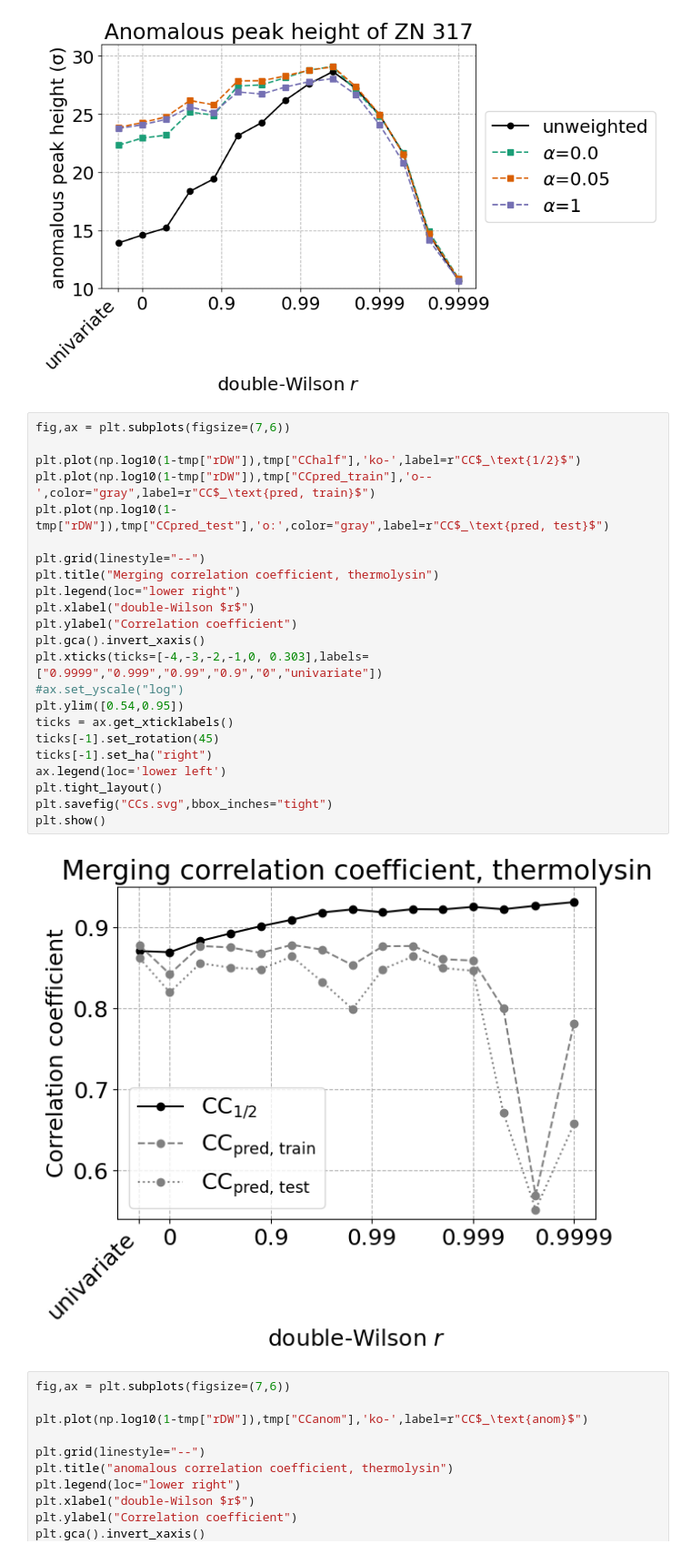
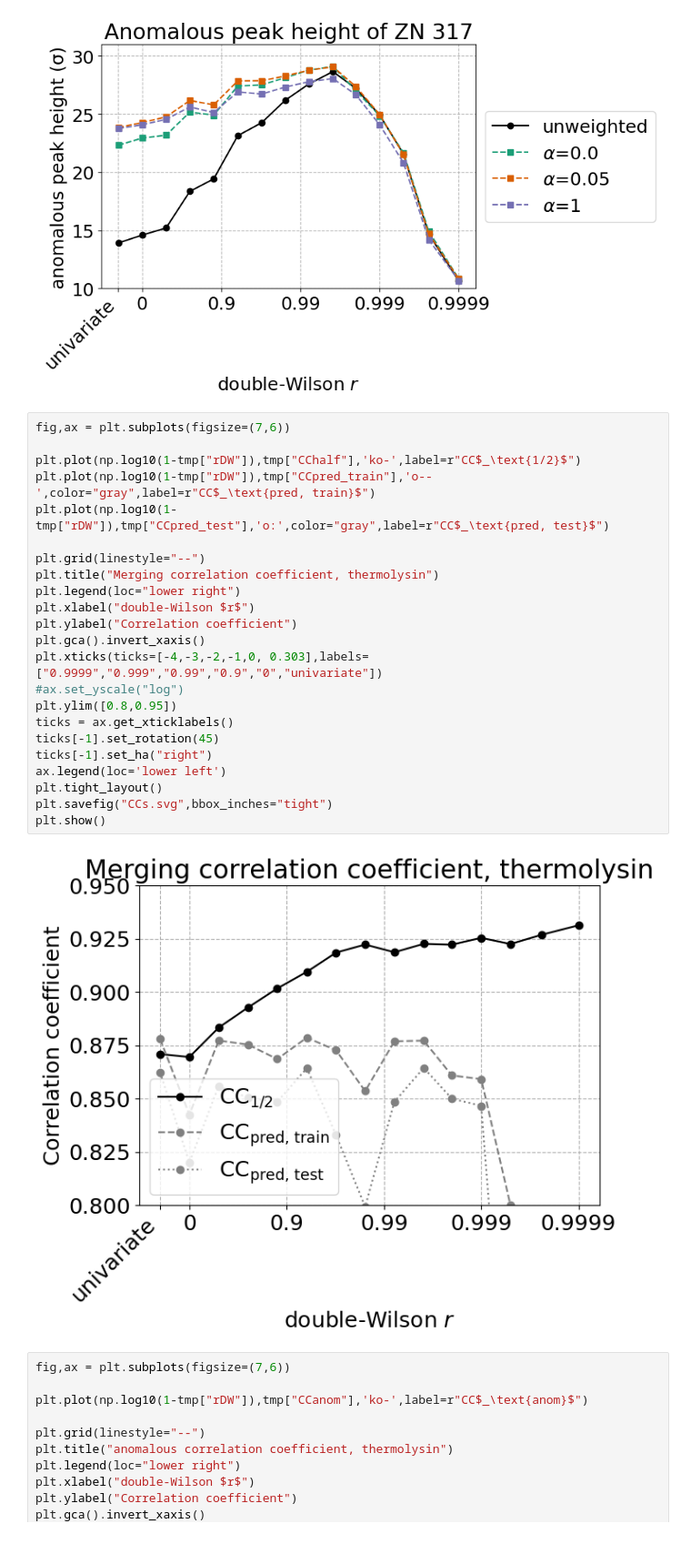
Before and after one commit to Hekstra-Lab/dw-examples, a Jupyter notebook: thermolysin_xfel/Inspect_Careless_param_grid.ipynb, the cells around one changed output. Shown: that part at 91% size. Saved outputs shown, nothing was run; the diff lists cells and outputs as text.

```diff
--- a/thermolysin_xfel/Inspect_Careless_param_grid.ipynb
+++ b/thermolysin_xfel/Inspect_Careless_param_grid.ipynb
@@ -652,28 +652,28 @@ plt.show()
 # %%
 fig,ax = plt.subplots(figsize=(7,6))
 
 plt.plot(np.log10(1-tmp["rDW"]),tmp["CChalf"],'ko-',label=r"CC$_\text{1/2}$")
 plt.plot(np.log10(1-tmp["rDW"]),tmp["CCpred_train"],'o--',color="gray",label=r"CC$_\text{pred, train}$")
 plt.plot(np.log10(1-tmp["rDW"]),tmp["CCpred_test"],'o:',color="gray",label=r"CC$_\text{pred, test}$")
 
 plt.grid(linestyle="--")
 plt.title("Merging correlation coefficient, thermolysin")
 plt.legend(loc="lower right")
 plt.xlabel("double-Wilson $r$")
 plt.ylabel("Correlation coefficient")
 plt.gca().invert_xaxis()
 plt.xticks(ticks=[-4,-3,-2,-1,0, 0.303],labels=["0.9999","0.999","0.99","0.9","0","univariate"])
 #ax.set_yscale("log")
-plt.ylim([0.54,0.95])
+plt.ylim([0.8,0.95])
 ticks = ax.get_xticklabels()
 ticks[-1].set_rotation(45)
 ticks[-1].set_ha("right")
 ax.legend(loc='lower left')
 plt.tight_layout()
 plt.savefig("CCs.svg",bbox_inches="tight")
 plt.show()
 # %% [output]
-[figure, old version]
+[figure, new version]
 # %%
 fig,ax = plt.subplots(figsize=(7,6))
 
```
Also changed, not shown: 36 other files.
